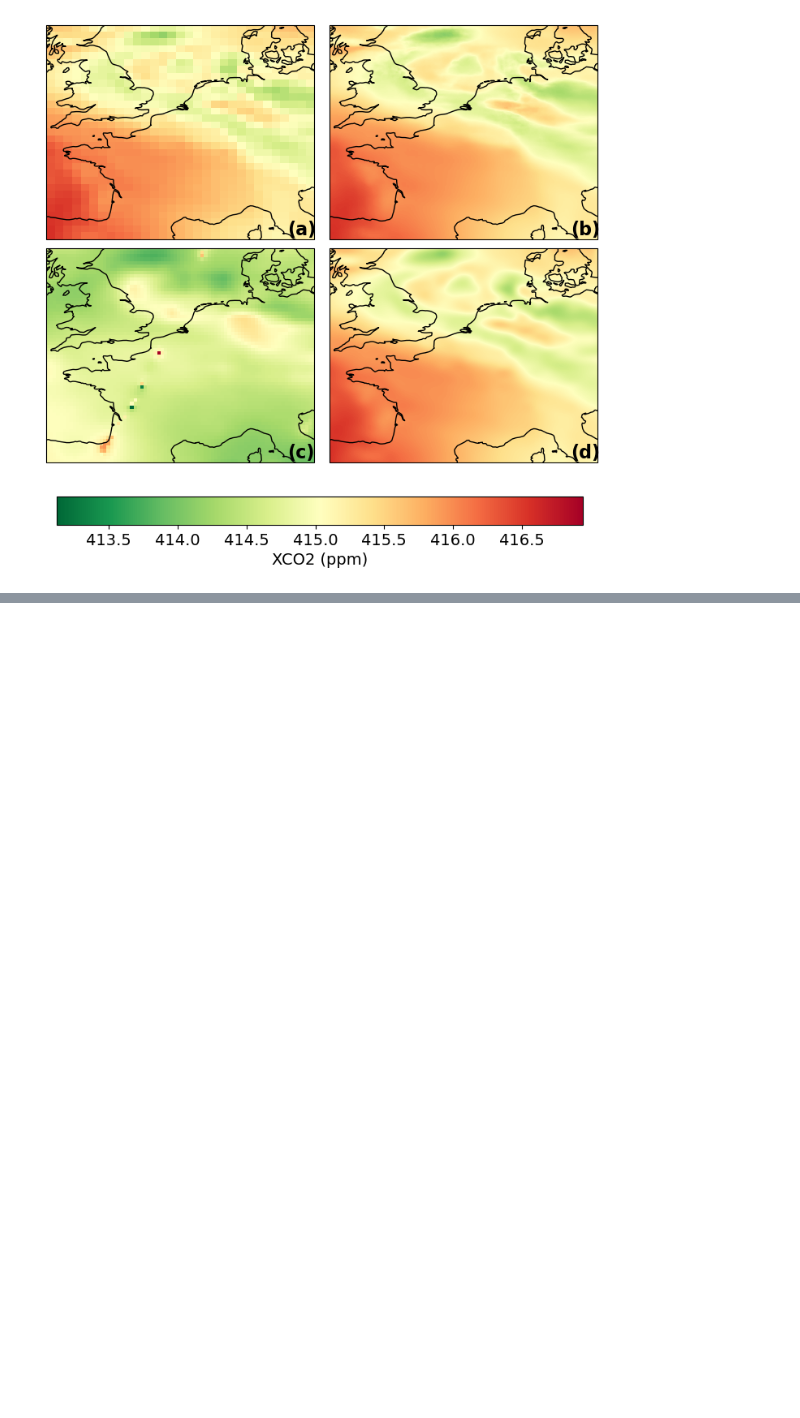
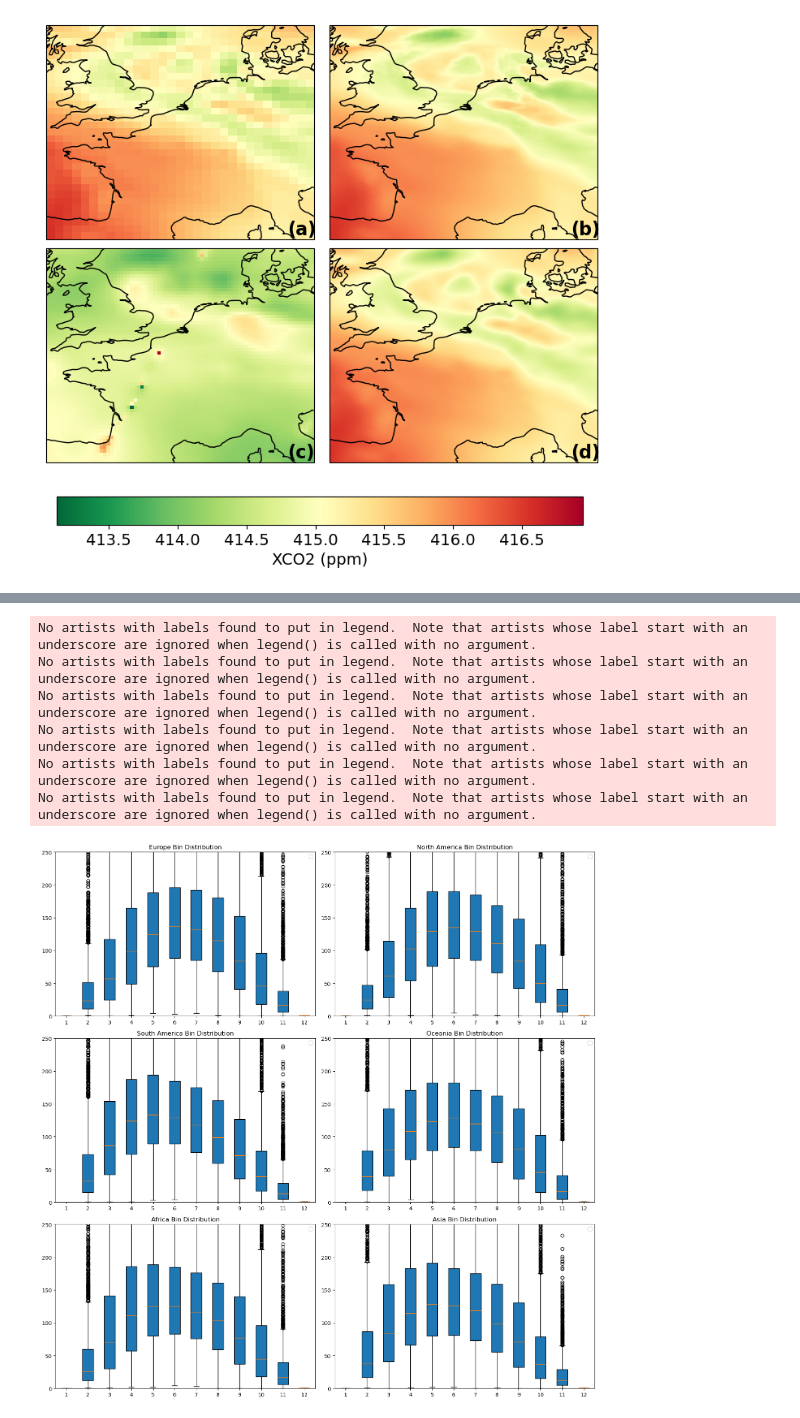
Before and after one commit to ar1619/DBPN_2, a Jupyter notebook: LST.ipynb, the cells around one changed output, grey strips where cells are left out. Cells and saved outputs as stored; diff of their text form; code cells hidden in the pictures; blank space fills up the shorter version.

```diff
--- a/LST.ipynb
+++ b/LST.ipynb
@@ -273,0 +347,46 @@ plt.s
+# %%
+import json
+
+# file = xr.open_dataset('../Point_source_detection/data/OCO-2/oco2_GEOS_L3CO2_day_20150101_B10206Ar.nc4')
+fig, axs = plt.subplots(3, 2, figsize=(15, 15))
+
+regions = {
+    'Europe': europe_box,
+    'North America': north_america_box,
+    'South America': south_america_box,
+    'Oceania': oceania_box,
+    'Africa': africa_box,
+    'Asia': asia_box
+}
+
+region_bins = {region: [] for region in regions}
+
+for filename in os.listdir('../Point_source_detection/data/OCO-2/'):
+    file = xr.open_dataset('../Point_source_detection/data/OCO-2/'+filename)
+    xco2 = file['XCO2'][0,:,:]
+    lon = file['lon']
+    lat = file['lat']
+
+    for region_name, region_box in regions.items():
+        region_win = sample_within_coordinates(xco2, region_box, lon, lat)
+        norm_region_win = normalize_array(region_win)
+        bins_region = bin_values(norm_region_win)
+        region_card = np.bincount(bins_region.flatten())
+        region_bins[region_name].append(region_card)
+
+for ax, (region_name, bins_list) in zip(axs.flatten(), region_bins.items()):
+    ax.boxplot(np.asarray(bins_list), patch_artist=True)
+    ax.set_ylim(0, 250)
+    ax.set_title(f'{region_name} Bin Distribution')
+    ax.legend()
+
+plt.tight_layout()
+plt.show()
+# %% [output]
+No artists with labels found to put in legend.  Note that artists whose label start with an underscore are ignored when legend() is called with no argument.
+No artists with labels found to put in legend.  Note that artists whose label start with an underscore are ignored when legend() is called with no argument.
+No artists with labels found to put in legend.  Note that artists whose label start with an underscore are ignored when legend() is called with no argument.
+No artists with labels found to put in legend.  Note that artists whose label start with an underscore are ignored when legend() is called with no argument.
+No artists with labels found to put in legend.  Note that artists whose label start with an underscore are ignored when legend() is called with no argument.
+No artists with labels found to put in legend.  Note that artists whose label start with an underscore are ignored when legend() is called with no argument.
+[figure, added]
```
Also changed, not shown: parts of 13 cells of this notebook, 3 other files.
